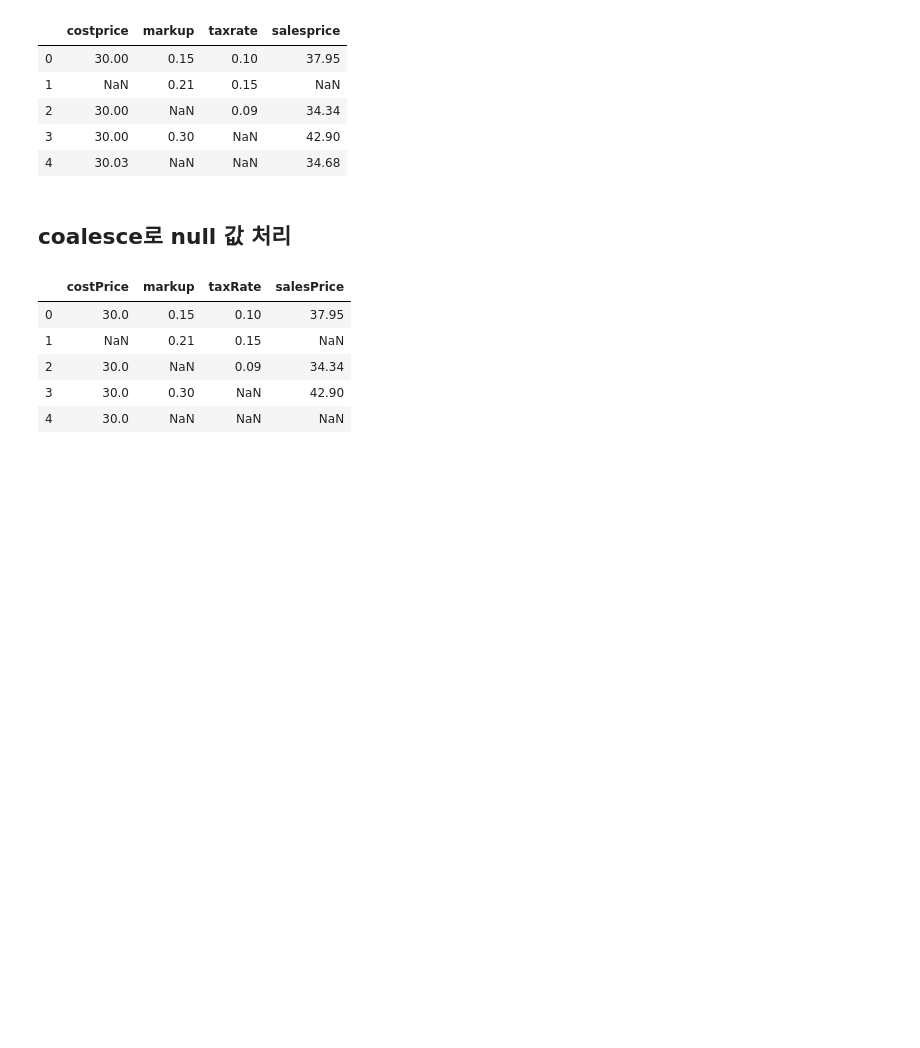
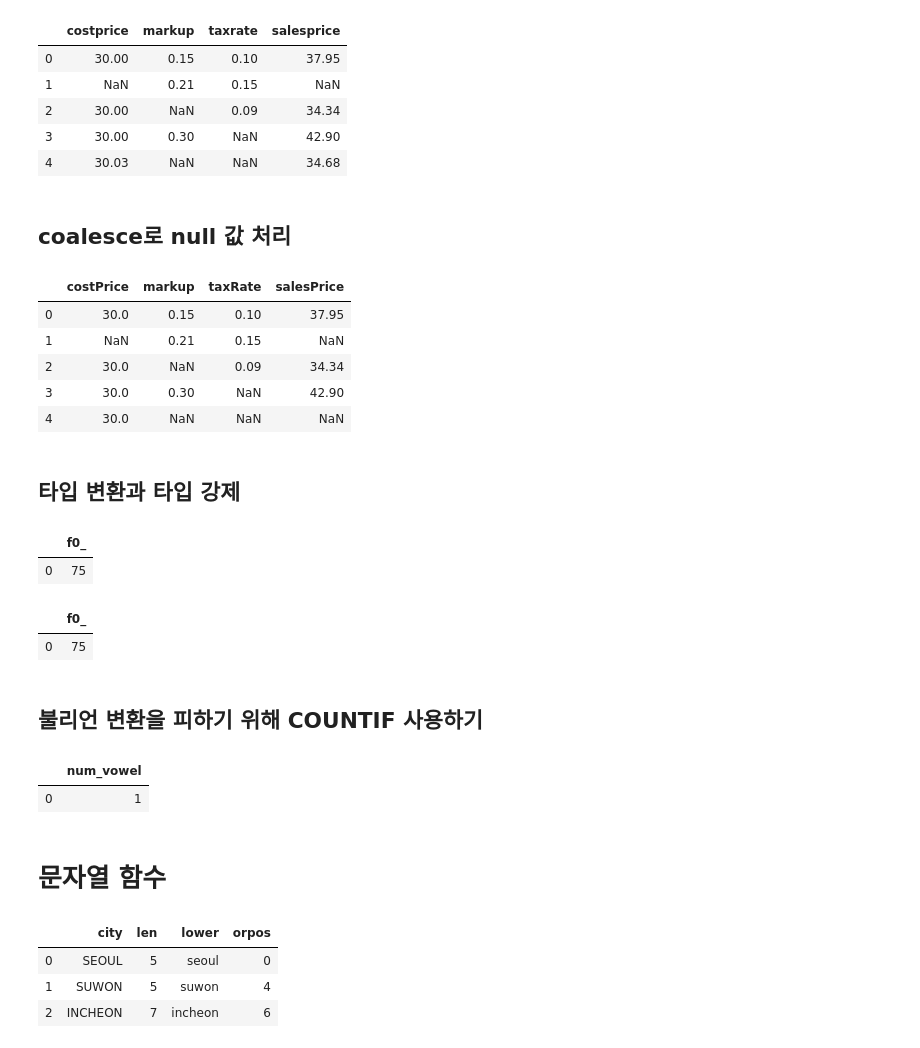
Before and after one commit to jeonprize/SQL, a Jupyter notebook: 2. 데이터 타입, 함수, 연산자.ipynb, the cells around one changed output. Saved outputs shown, nothing was run; the diff lists cells and outputs as text; code cells hidden in the pictures; blank space fills up the shorter version.

```diff
--- a/2. 데이터 타입, 함수, 연산자.ipynb
+++ b/2. 데이터 타입, 함수, 연산자.ipynb
@@ -223,3 +219,74 @@ df
 | 2 | 30.0 | NaN | 0.09 | 34.34 |
 | 3 | 30.0 | 0.30 | NaN | 42.90 |
 | 4 | 30.0 | NaN | NaN | NaN |
+# %% [markdown]
+## 타입 변환과 타입 강제
+# %%
+query = '''
+with example as(
+    select 'john' as employee, 'paternity leave' as hours_worked
+    union all select 'janki', '35'
+    union all select 'jian','vacation'
+    union all select 'jose','40'
+)
+select sum(safe_cast(hours_worked as int64))
+from example
+'''
+df = pd.read_gbq(query=query, dialect='standard',project_id = 'project-bigquery-319110',auth_local_webserver=True)
+df
+# %% [output]
+|  | f0_ |
+| 0 | 75 |
+# %%
+query = '''
+with example as(
+    select 'john' as employee, '0' as hours_worked
+    union all select 'janki', '35'
+    union all select 'jian','0'
+    union all select 'jose','40'
+)
+select sum(safe_cast(hours_worked as int64))
+from example
+'''
+df = pd.read_gbq(query=query, dialect='standard',project_id = 'project-bigquery-319110',auth_local_webserver=True)
+df
+# %% [output]
+|  | f0_ |
+| 0 | 75 |
+# %% [markdown]
+## 불리언 변환을 피하기 위해 COUNTIF 사용하기
+# %%
+query='''
+with example as(
+    select true as is_vowel, 'a' as letter, 1 as position
+    union all select false, 'b',2
+    union all select false, 'c',3
+)
+select countif(is_vowel) as num_vowel
+from example
+'''
+df = pd.read_gbq(query=query, dialect='standard',project_id = 'project-bigquery-319110',auth_local_webserver=True)
+df
+# %% [output]
+|  | num_vowel |
+| 0 | 1 |
+# %% [markdown]
+# 문자열 함수
+# %%
+query ='''
+with example as(
+    select *
+    from unnest([
+        'SEOUL','SUWON','INCHEON']) as city
+)
+select city, length(city)as len, lower(city)as lower,strpos(city,'ON') as orpos
+from example
+'''
+# strpos(a,b) : a 내부에 b 위치를 정수값으로 반환
+df= pd.read_gbq(query = query, dialect='standard',project_id='project-bigquery-319110',auth_local_webserver=True)
+df
+# %% [output]
+|  | city | len | lower | orpos |
+| 0 | SEOUL | 5 | seoul | 0 |
+| 1 | SUWON | 5 | suwon | 4 |
+| 2 | INCHEON | 7 | incheon | 6 |
```
Also changed, not shown: parts of 7 cells of this notebook.
